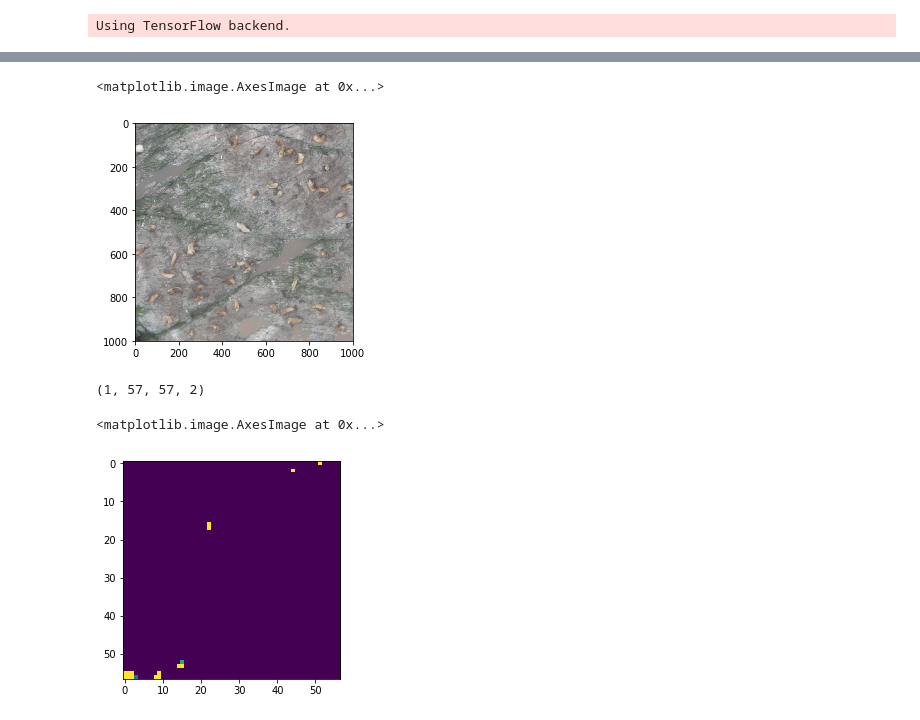
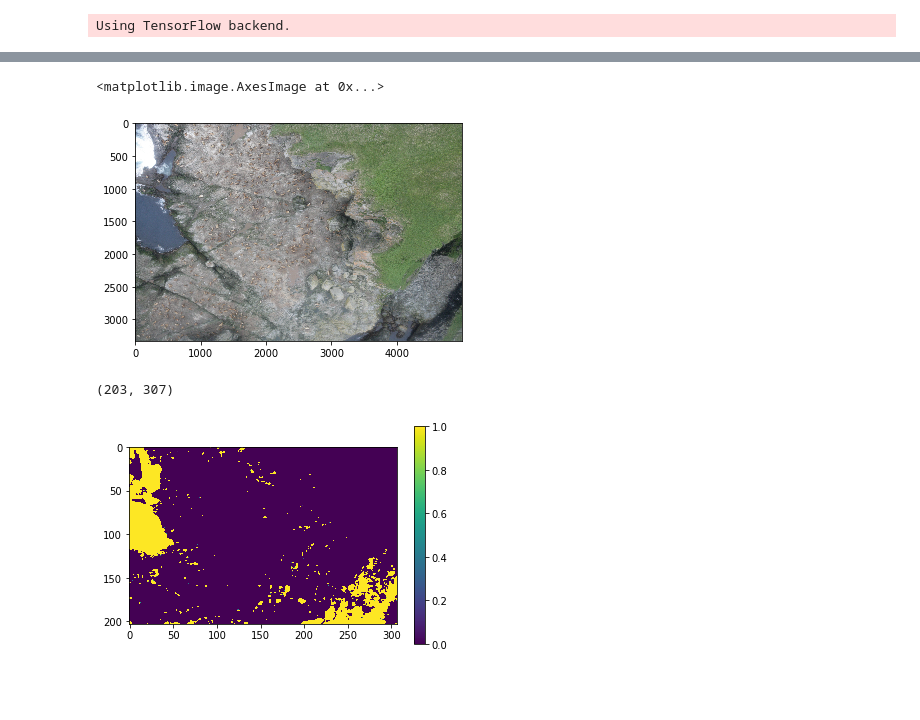
Before and after one commit to marcore94/Sealions, a Jupyter notebook: convModel.ipynb, the cells around one changed output, grey strips where cells are left out. Drawn from its saved outputs; the diff is of its cells as text; code cells hidden in the pictures; blank space fills up the shorter version.

Commit message:
Produce heatmap

```diff
--- a/convModel.ipynb
+++ b/convModel.ipynb
@@ -92,16 +92,18 @@ second = model.layers[9].get_weights()[1]
 model2.layers[8].set_weights([first, second])
 # %%
 image = cv2.cvtColor(cv2.imread("./kaggle_sea_lions/Train/905.jpg"), cv2.COLOR_BGR2RGB)
-image = image[1000:2000, 1000:2000]
+#image = image[1000:2000, 1000:2000]
 plt.imshow(image)
 # %% [output]
 <matplotlib.image.AxesImage at 0x...>
-[figure, old version]
+[figure, new version]
 # %%
 r = model2.predict(image.reshape(1, image.shape[0], image.shape[1], image.shape[2]))
-print(np.shape(r))
-plt.imshow(r[0, :, :, 0])
+hm = r[0, :, :, 0]
+print(np.shape(hm))
+plt.imshow(hm)
+plt.colorbar()
+plt.show()
 # %% [output]
-(1, 57, 57, 2)
+(203, 307)
-<matplotlib.image.AxesImage at 0x...>
-[figure, old version]
+[figure, new version]
```
